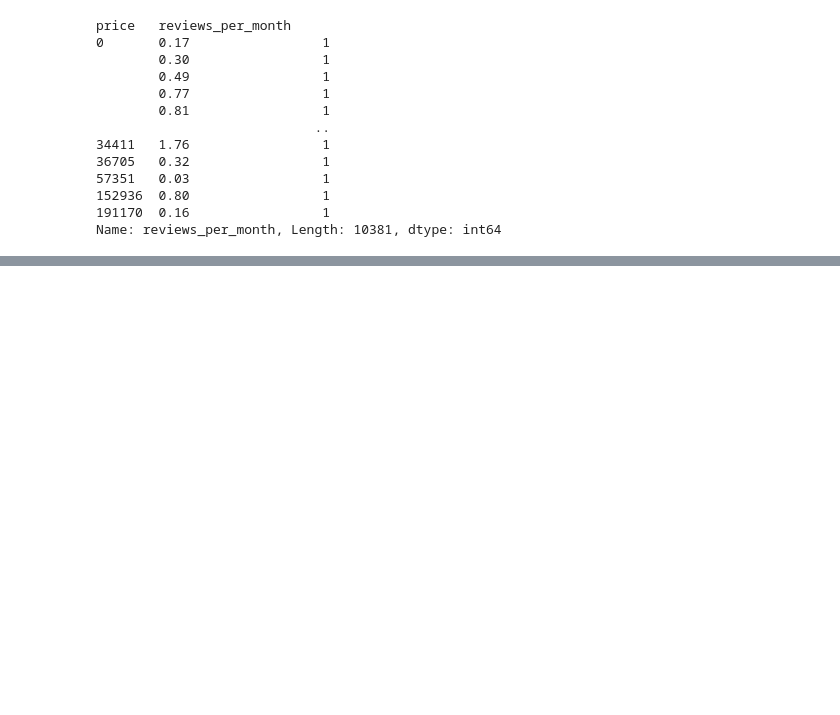
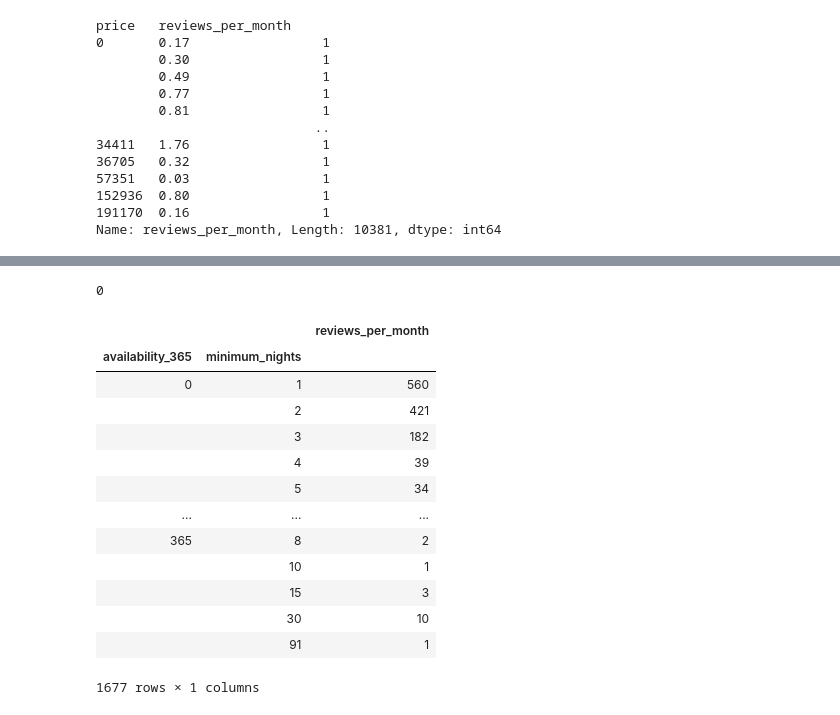
Before and after one commit to elc17/Project_1, a Jupyter notebook: project_1.ipynb, the cells around one changed output, grey strips where cells are left out. Drawn from its saved outputs; the diff is of its cells as text; code cells hidden in the pictures; blank space fills up the shorter version.

```diff
--- a/project_1.ipynb
+++ b/project_1.ipynb
@@ -112,0 +185,21 @@ Name: reviews_per_month, Length: 10381, dtype: int64
+# %%
+
+print(min(data_df["availability_365"]))
+ava = pd.DataFrame(data_df.groupby(["availability_365","minimum_nights"])["reviews_per_month"].count())
+ava
+# %% [output]
+0
+|  |  | reviews_per_month |
+| availability_365 | minimum_nights |  |
+| 0 | 1 | 560 |
+|  | 2 | 421 |
+|  | 3 | 182 |
+|  | 4 | 39 |
+|  | 5 | 34 |
+| ... | ... | ... |
+| 365 | 8 | 2 |
+|  | 10 | 1 |
+|  | 15 | 3 |
+|  | 30 | 10 |
+|  | 91 | 1 |
+1677 rows × 1 columns
```
Also changed, not shown: parts of 9 cells of this notebook.
